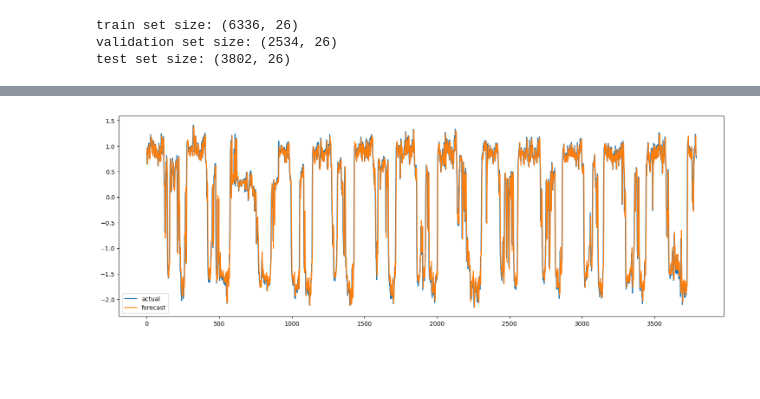
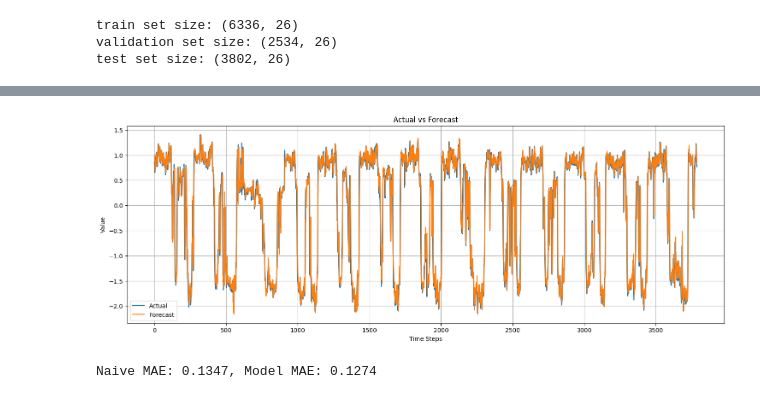
Before and after one commit to 0plaze0/stgnn_traffic_Prediction, a Jupyter notebook: trafficPrediction.ipynb, the cells around one changed output, grey strips where cells are left out. Saved outputs shown, nothing was run; the diff lists cells and outputs as text; code cells hidden in the pictures; blank space fills up the shorter version.

```diff
--- a/trafficPrediction.ipynb
+++ b/trafficPrediction.ipynb
@@ -80,20 +76,20 @@ Text(0, 0.5, 'road number')
 # %%
 train_size, val_size = 0.5, 0.2
-
 
 def preprocess(data_array: np.ndarray, train_size: float, val_size: float):
 
     num_time_steps = data_array.shape[0]
-    num_train, num_val = (
-        int(num_time_steps * train_size),
-        int(num_time_steps * val_size),
-    )
-    train_array = data_array[:num_train]
-    mean, std = train_array.mean(axis=0), train_array.std(axis=0)
+    num_train = int(num_time_steps * train_size)
+    num_val = int(num_time_steps * val_size)
 
-    train_array = (train_array - mean) / std
-    val_array = (data_array[num_train : (num_train + num_val)] - mean) / std
-    test_array = (data_array[(num_train + num_val) :] - mean) / std
+    # Calculate mean and std using only the training data
+    mean = data_array[:num_train].mean(axis=0)
+    std = data_array[:num_train].std(axis=0)
+
+    # Normalize train, validation, and test sets
+    train_array = (data_array[:num_train] - mean) / std
+    val_array = (data_array[num_train : num_train + num_val] - mean) / std
+    test_array = (data_array[num_train + num_val :] - mean) / std
 
     return train_array, val_array, test_array
 
@@ -376,14 +403,25 @@ Epoch 20/20
 # %%
+# Get test data
 x_test, y = next(test_dataset.as_numpy_iterator())
+
+# Make predictions
 y_pred = model.predict(x_test)
+
+# Plot the actual vs predicted values
 plt.figure(figsize=(18, 6))
-plt.plot(y[:, 0, 0])
-plt.plot(y_pred[:, 0, 0])
-plt.legend(["actual", "forecast"])
+plt.plot(y[:, 0, 0], label="Actual")
+plt.plot(y_pred[:, 0, 0], label="Forecast")
+plt.legend()
+plt.title("Actual vs Forecast")
+plt.xlabel("Time Steps")
+plt.ylabel("Value")
+plt.grid()
+plt.show()
 
-naive_mse, model_mse = (
-    np.square(x_test[:, -1, :, 0] - y[:, 0, :]).mean(),
-    np.square(y_pred[:, 0, :] - y[:, 0, :]).mean(),
-)
-print(f"naive MAE: {naive_mse}, model MAE: {model_mse}")
+# Calculate Mean Squared Error (MSE) for naive and model predictions
+naive_mse = np.square(x_test[:, -1, :, 0] - y[:, 0, :]).mean()
+model_mse = np.square(y_pred[:, 0, :] - y[:, 0, :]).mean()
+
+# Print results
+print(f"Naive MAE: {naive_mse:.4f}, Model MAE: {model_mse:.4f}")
 # %% [output]
@@ -392 +429,2 @@ naive MAE: 0.13472308593195767, model MAE: 0.12724082553232724
-[figure, old version]
+[figure, new version]
+Naive MAE: 0.1347, Model MAE: 0.1274
```
Also changed, not shown: parts of 13 cells of this notebook.
